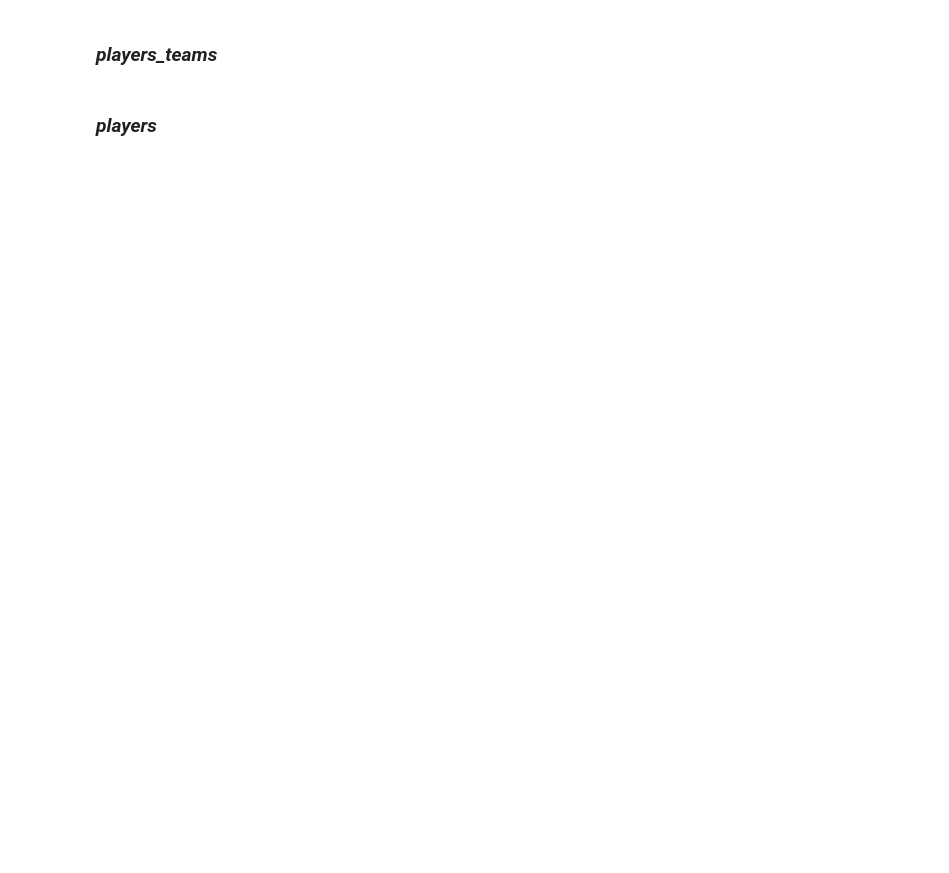
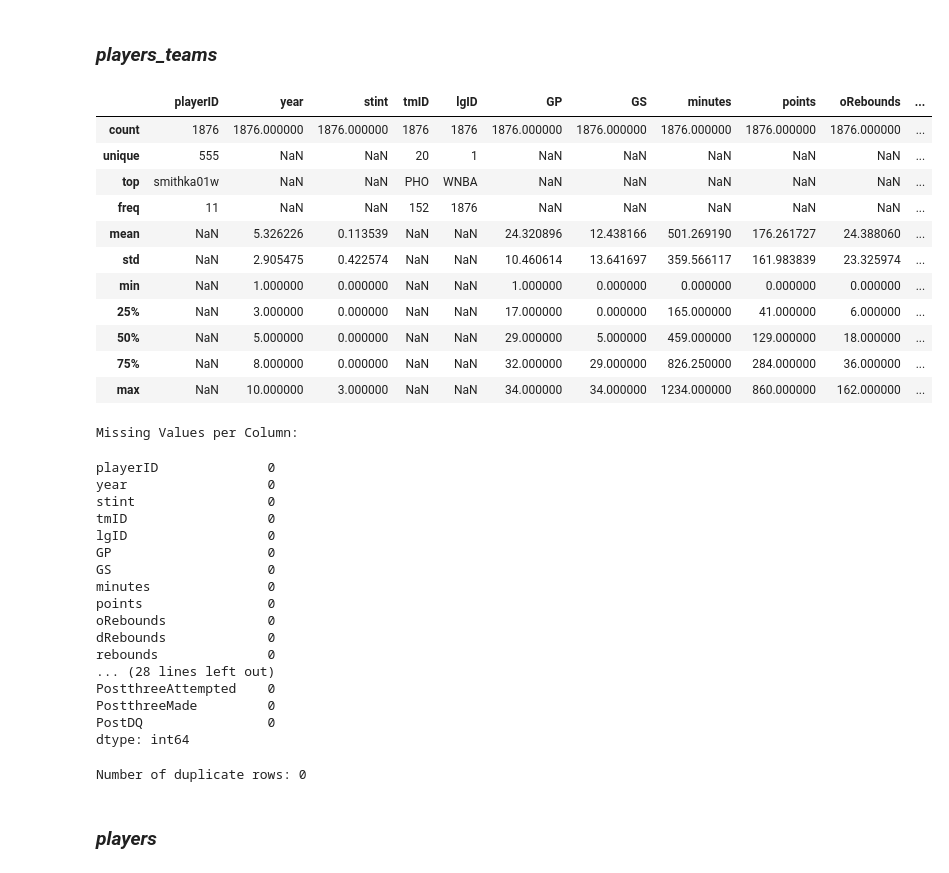
Before and after one commit to diogovenade/ac-wnba, a Jupyter notebook: src/wnba.ipynb, the cells around one changed output. Drawn from its saved outputs; the diff is of its cells as text; code cells hidden in the pictures; blank space fills up the shorter version.

```diff
--- a/src/wnba.ipynb
+++ b/src/wnba.ipynb
@@ -248,18 +170,42 @@ dtype: int64
 # %% [markdown]
 ### *players_teams*
 # %%
-print("=== Head ===")
-display(players_teams_df.head())
-print("\n=== Describe ===")
-display(players_teams_df.describe())
-print("\n=== Info ===")
-players_teams_df.info()
-print("\n=== Missing Values per Column ===")
+display(players_teams_df.describe(include='all'))
+print("\nMissing Values per Column:")
 display(players_teams_df.isnull().sum())
-print("\n=== Duplicate Rows ===")
 print(f"Number of duplicate rows: {players_teams_df.duplicated().sum()}")
-print("\n=== Unique Values per Column ===")
-display(players_teams_df.nunique())
+# %% [output]
+|  | playerID | year | stint | tmID | lgID | GP | GS | minutes | points | oRebounds | ... |
+| count | 1876 | 1876.000000 | 1876.000000 | 1876 | 1876 | 1876.000000 | 1876.000000 | 1876.000000 | 1876.000000 | 1876.000000 | ... |
+| unique | 555 | NaN | NaN | 20 | 1 | NaN | NaN | NaN | NaN | NaN | ... |
+| top | smithka01w | NaN | NaN | PHO | WNBA | NaN | NaN | NaN | NaN | NaN | ... |
+| freq | 11 | NaN | NaN | 152 | 1876 | NaN | NaN | NaN | NaN | NaN | ... |
+| mean | NaN | 5.326226 | 0.113539 | NaN | NaN | 24.320896 | 12.438166 | 501.269190 | 176.261727 | 24.388060 | ... |
+| std | NaN | 2.905475 | 0.422574 | NaN | NaN | 10.460614 | 13.641697 | 359.566117 | 161.983839 | 23.325974 | ... |
+| min | NaN | 1.000000 | 0.000000 | NaN | NaN | 1.000000 | 0.000000 | 0.000000 | 0.000000 | 0.000000 | ... |
+| 25% | NaN | 3.000000 | 0.000000 | NaN | NaN | 17.000000 | 0.000000 | 165.000000 | 41.000000 | 6.000000 | ... |
+| 50% | NaN | 5.000000 | 0.000000 | NaN | NaN | 29.000000 | 5.000000 | 459.000000 | 129.000000 | 18.000000 | ... |
+| 75% | NaN | 8.000000 | 0.000000 | NaN | NaN | 32.000000 | 29.000000 | 826.250000 | 284.000000 | 36.000000 | ... |
+| max | NaN | 10.000000 | 3.000000 | NaN | NaN | 34.000000 | 34.000000 | 1234.000000 | 860.000000 | 162.000000 | ... |
+Missing Values per Column:
+playerID              0
+year                  0
+stint                 0
+tmID                  0
+lgID                  0
+GP                    0
+GS                    0
+minutes               0
+points                0
+oRebounds             0
+dRebounds             0
+rebounds              0
+... (28 lines left out)
+PostthreeAttempted    0
+PostthreeMade         0
+PostDQ                0
+dtype: int64
+Number of duplicate rows: 0
 # %% [markdown]
 ### *players*
 # %%
```
Also changed, not shown: parts of 12 cells of this notebook.
